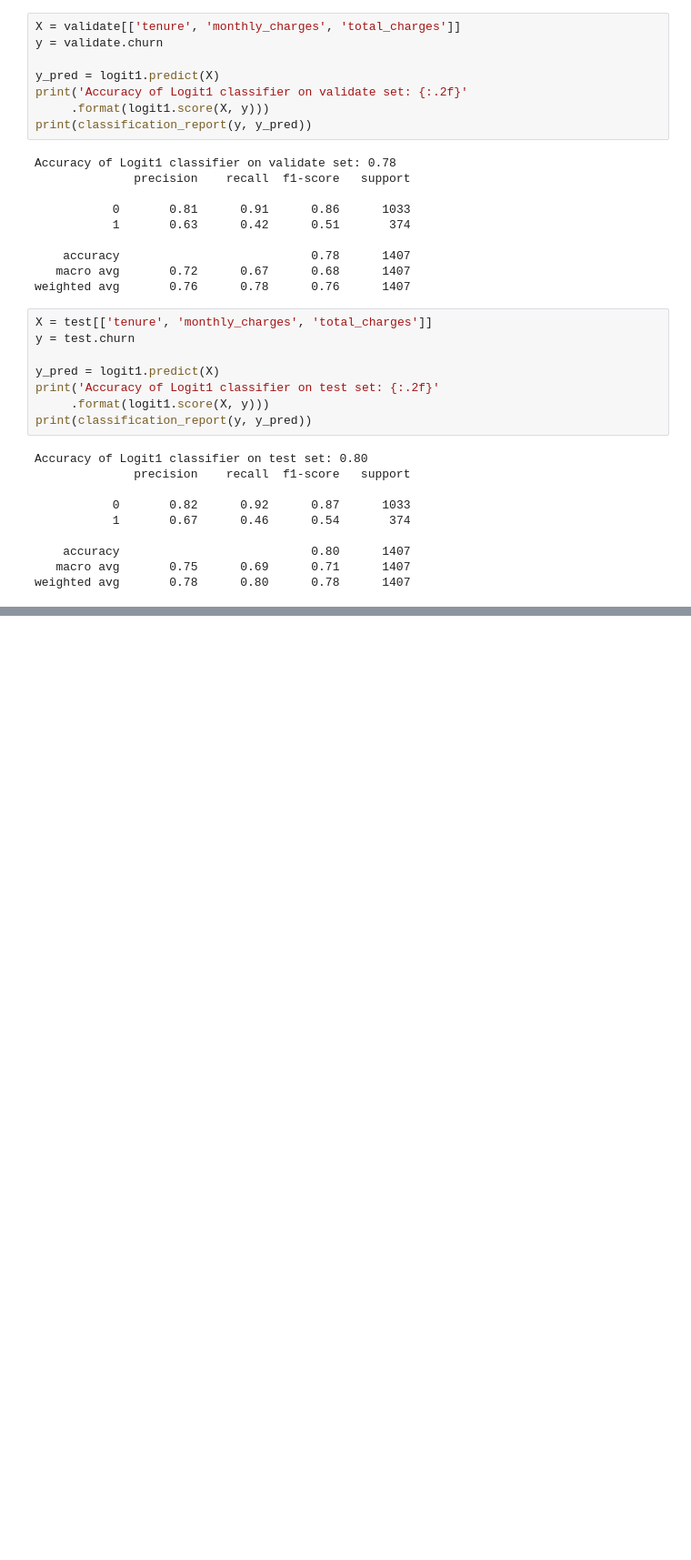
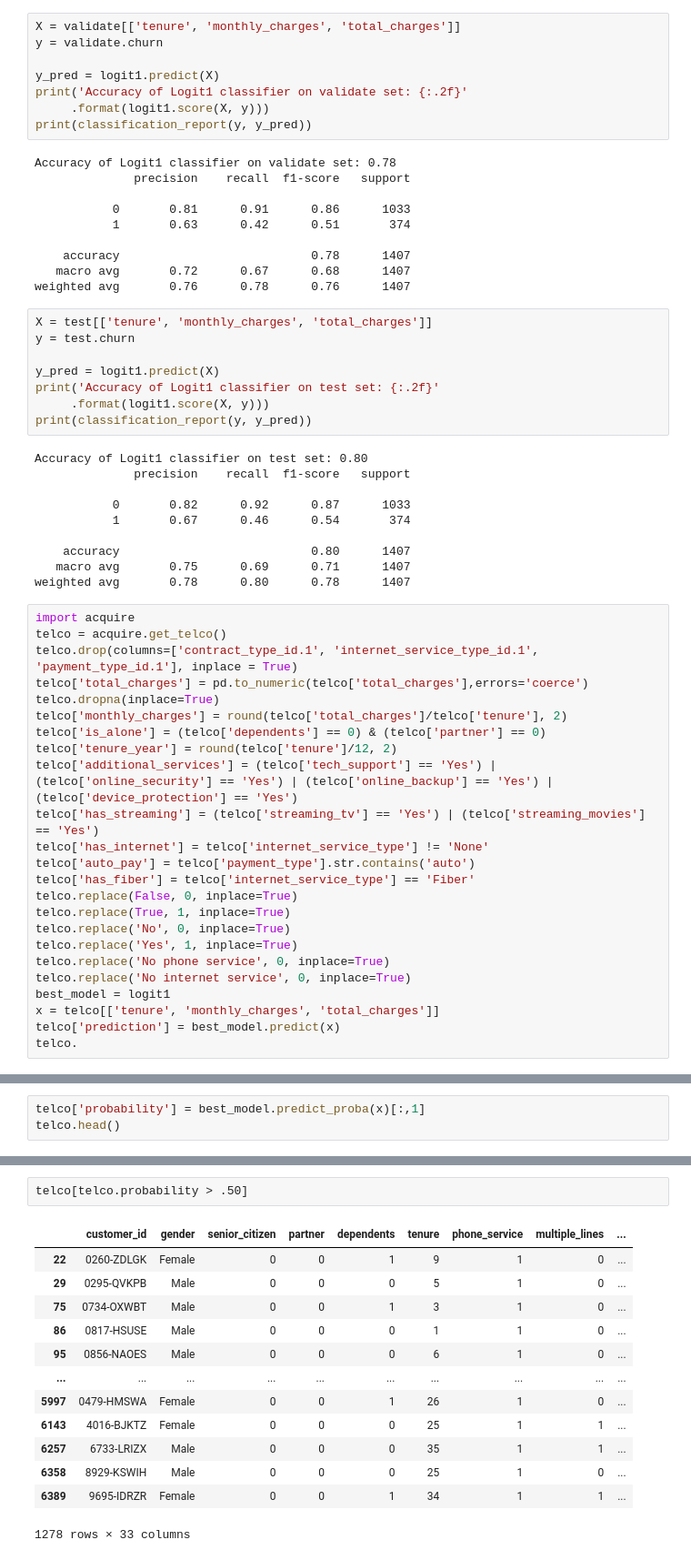
Before and after one commit to datastraine/codeup_project_one, a Jupyter notebook: redo_telco_explore.ipynb, the cells around one changed output, grey strips where cells are left out. Shown: that part at 91% size. Drawn from its saved outputs; the diff is of its cells as text; blank space fills up the shorter version.

```diff
--- a/redo_telco_explore.ipynb
+++ b/redo_telco_explore.ipynb
@@ -451,3 +451,27 @@ Accuracy of Logit1 classifier on test set: 0.80
     accuracy                           0.80      1407
    macro avg       0.75      0.69      0.71      1407
 weighted avg       0.78      0.80      0.78      1407
+# %%
+import acquire
+telco = acquire.get_telco()
+telco.drop(columns=['contract_type_id.1', 'internet_service_type_id.1', 'payment_type_id.1'], inplace = True)
+telco['total_charges'] = pd.to_numeric(telco['total_charges'],errors='coerce')
+telco.dropna(inplace=True)
+telco['monthly_charges'] = round(telco['total_charges']/telco['tenure'], 2)
+telco['is_alone'] = (telco['dependents'] == 0) & (telco['partner'] == 0)
+telco['tenure_year'] = round(telco['tenure']/12, 2)
+telco['additional_services'] = (telco['tech_support'] == 'Yes') | (telco['online_security'] == 'Yes') | (telco['online_backup'] == 'Yes') | (telco['device_protection'] == 'Yes')
+telco['has_streaming'] = (telco['streaming_tv'] == 'Yes') | (telco['streaming_movies'] == 'Yes')
+telco['has_internet'] = telco['internet_service_type'] != 'None'
+telco['auto_pay'] = telco['payment_type'].str.contains('auto')
+telco['has_fiber'] = telco['internet_service_type'] == 'Fiber'
+telco.replace(False, 0, inplace=True)
+telco.replace(True, 1, inplace=True)
+telco.replace('No', 0, inplace=True)
+telco.replace('Yes', 1, inplace=True)
+telco.replace('No phone service', 0, inplace=True)
+telco.replace('No internet service', 0, inplace=True)
+best_model = logit1
+x = telco[['tenure', 'monthly_charges', 'total_charges']]
+telco['prediction'] = best_model.predict(x)
+telco.
@@ -453,0 +486,3 @@ weighted avg       0.78      0.80      0.78      1407
+# %%
+telco['probability'] = best_model.predict_proba(x)[:,1]
+telco.head()
@@ -453,0 +515,16 @@ weighted avg       0.78      0.80      0.78      1407
+# %%
+telco[telco.probability > .50]
+# %% [output]
+|  | customer_id | gender | senior_citizen | partner | dependents | tenure | phone_service | multiple_lines | ... |
+| 22 | 0260-ZDLGK | Female | 0 | 0 | 1 | 9 | 1 | 0 | ... |
+| 29 | 0295-QVKPB | Male | 0 | 0 | 0 | 5 | 1 | 0 | ... |
+| 75 | 0734-OXWBT | Male | 0 | 0 | 1 | 3 | 1 | 0 | ... |
+| 86 | 0817-HSUSE | Male | 0 | 0 | 0 | 1 | 1 | 0 | ... |
+| 95 | 0856-NAOES | Male | 0 | 0 | 0 | 6 | 1 | 0 | ... |
+| ... | ... | ... | ... | ... | ... | ... | ... | ... | ... |
+| 5997 | 0479-HMSWA | Female | 0 | 0 | 1 | 26 | 1 | 0 | ... |
+| 6143 | 4016-BJKTZ | Female | 0 | 0 | 0 | 25 | 1 | 1 | ... |
+| 6257 | 6733-LRIZX | Male | 0 | 0 | 0 | 35 | 1 | 1 | ... |
+| 6358 | 8929-KSWIH | Male | 0 | 0 | 0 | 25 | 1 | 0 | ... |
+| 6389 | 9695-IDRZR | Female | 0 | 0 | 1 | 34 | 1 | 1 | ... |
+1278 rows × 33 columns
```
Also changed, not shown: parts of 4 cells of this notebook.
